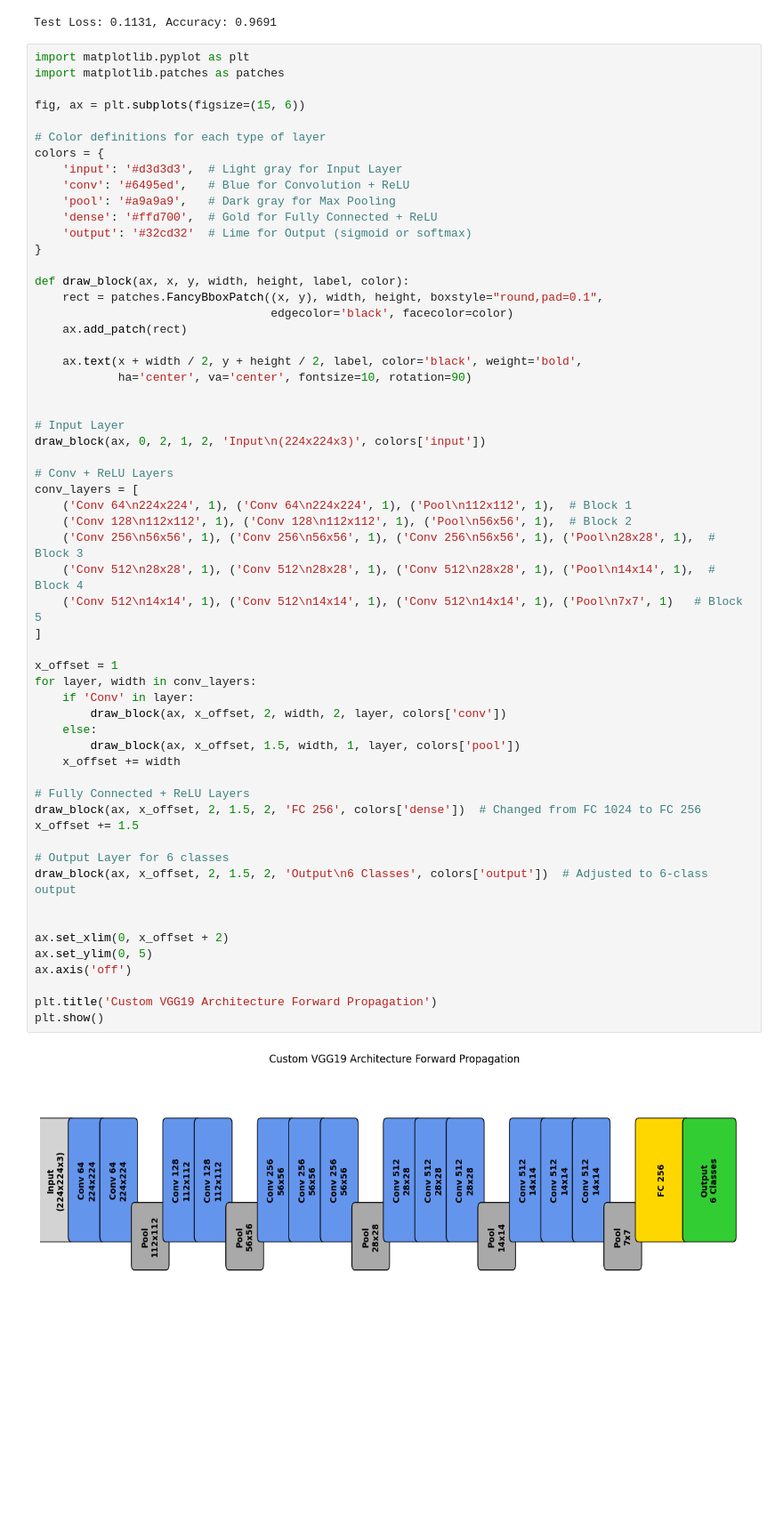
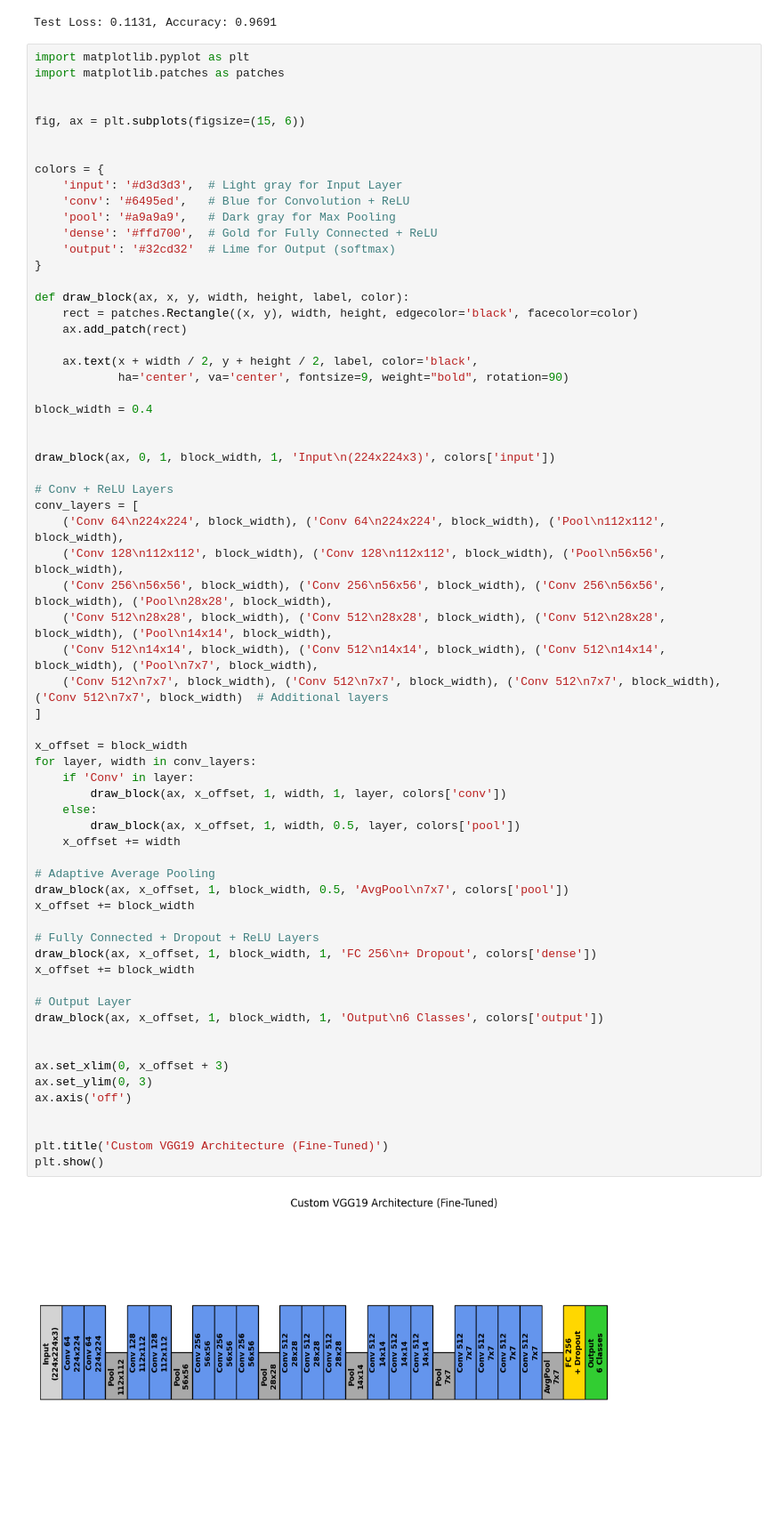
Before and after one commit to Incharajayaram/Micro-Classify, a Jupyter notebook: ml_model/notebooks/notebook.ipynb, the cells around one changed output. Shown at 89% size. Saved outputs shown, nothing was run; the diff lists cells and outputs as text; blank space fills up the shorter version.

Commit message:
added model architecture visualization

```diff
--- a/ml_model/notebooks/notebook.ipynb
+++ b/ml_model/notebooks/notebook.ipynb
@@ -414,59 +414,66 @@ Test Loss: 0.1131, Accuracy: 0.9691
 import matplotlib.pyplot as plt
 import matplotlib.patches as patches
 
+
 fig, ax = plt.subplots(figsize=(15, 6))
 
-# Color definitions for each type of layer
+
 colors = {
     'input': '#d3d3d3',  # Light gray for Input Layer
     'conv': '#6495ed',   # Blue for Convolution + ReLU
     'pool': '#a9a9a9',   # Dark gray for Max Pooling
     'dense': '#ffd700',  # Gold for Fully Connected + ReLU
-    'output': '#32cd32'  # Lime for Output (sigmoid or softmax)
+    'output': '#32cd32'  # Lime for Output (softmax)
 }
 
 def draw_block(ax, x, y, width, height, label, color):
-    rect = patches.FancyBboxPatch((x, y), width, height, boxstyle="round,pad=0.1",
-                                  edgecolor='black', facecolor=color)
+    rect = patches.Rectangle((x, y), width, height, edgecolor='black', facecolor=color)
     ax.add_patch(rect)
 
-    ax.text(x + width / 2, y + height / 2, label, color='black', weight='bold',
-            ha='center', va='center', fontsize=10, rotation=90)
+    ax.text(x + width / 2, y + height / 2, label, color='black',
+            ha='center', va='center', fontsize=9, weight="bold", rotation=90)
+
+block_width = 0.4
 
 
-# Input Layer
-draw_block(ax, 0, 2, 1, 2, 'Input\n(224x224x3)', colors['input'])
+draw_block(ax, 0, 1, block_width, 1, 'Input\n(224x224x3)', colors['input'])
 
 # Conv + ReLU Layers
 conv_layers = [
-    ('Conv 64\n224x224', 1), ('Conv 64\n224x224', 1), ('Pool\n112x112', 1),  # Block 1
-    ('Conv 128\n112x112', 1), ('Conv 128\n112x112', 1), ('Pool\n56x56', 1),  # Block 2
-    ('Conv 256\n56x56', 1), ('Conv 256\n56x56', 1), ('Conv 256\n56x56', 1), ('Pool\n28x28', 1),  # Block 3
-    ('Conv 512\n28x28', 1), ('Conv 512\n28x28', 1), ('Conv 512\n28x28', 1), ('Pool\n14x14', 1),  # Block 4
-    ('Conv 512\n14x14', 1), ('Conv 512\n14x14', 1), ('Conv 512\n14x14', 1), ('Pool\n7x7', 1)   # Block 5
+    ('Conv 64\n224x224', block_width), ('Conv 64\n224x224', block_width), ('Pool\n112x112', block_width),
+    ('Conv 128\n112x112', block_width), ('Conv 128\n112x112', block_width), ('Pool\n56x56', block_width),
+    ('Conv 256\n56x56', block_width), ('Conv 256\n56x56', block_width), ('Conv 256\n56x56', block_width), ('Pool\n28x28', block_width),
+    ('Conv 512\n28x28', block_width), ('Conv 512\n28x28', block_width), ('Conv 512\n28x28', block_width), ('Pool\n14x14', block_width),
+    ('Conv 512\n14x14', block_width), ('Conv 512\n14x14', block_width), ('Conv 512\n14x14', block_width), ('Pool\n7x7', block_width),
+    ('Conv 512\n7x7', block_width), ('Conv 512\n7x7', block_width), ('Conv 512\n7x7', block_width), ('Conv 512\n7x7', block_width)  # Additional layers
 ]
 
-x_offset = 1
+x_offset = block_width
 for layer, width in conv_layers:
     if 'Conv' in layer:
-        draw_block(ax, x_offset, 2, width, 2, layer, colors['conv'])
+        draw_block(ax, x_offset, 1, width, 1, layer, colors['conv'])
     else:
-        draw_block(ax, x_offset, 1.5, width, 1, layer, colors['pool'])
+        draw_block(ax, x_offset, 1, width, 0.5, layer, colors['pool'])
     x_offset += width
 
-# Fully Connected + ReLU Layers
-draw_block(ax, x_offset, 2, 1.5, 2, 'FC 256', colors['dense'])  # Changed from FC 1024 to FC 256
-x_offset += 1.5
+# Adaptive Average Pooling
+draw_block(ax, x_offset, 1, block_width, 0.5, 'AvgPool\n7x7', colors['pool'])
+x_offset += block_width
 
-# Output Layer for 6 classes
-draw_block(ax, x_offset, 2, 1.5, 2, 'Output\n6 Classes', colors['output'])  # Adjusted to 6-class output
+# Fully Connected + Dropout + ReLU Layers
+draw_block(ax, x_offset, 1, block_width, 1, 'FC 256\n+ Dropout', colors['dense'])
+x_offset += block_width
+
+# Output Layer
+draw_block(ax, x_offset, 1, block_width, 1, 'Output\n6 Classes', colors['output'])
 
 
-ax.set_xlim(0, x_offset + 2)
-ax.set_ylim(0, 5)
+ax.set_xlim(0, x_offset + 3)
+ax.set_ylim(0, 3)
 ax.axis('off')
 
-plt.title('Custom VGG19 Architecture Forward Propagation')
+
+plt.title('Custom VGG19 Architecture (Fine-Tuned)')
 plt.show()
 # %% [output]
-[figure, old version]
+[figure, new version]
```
Also changed, not shown: 1 other file.
